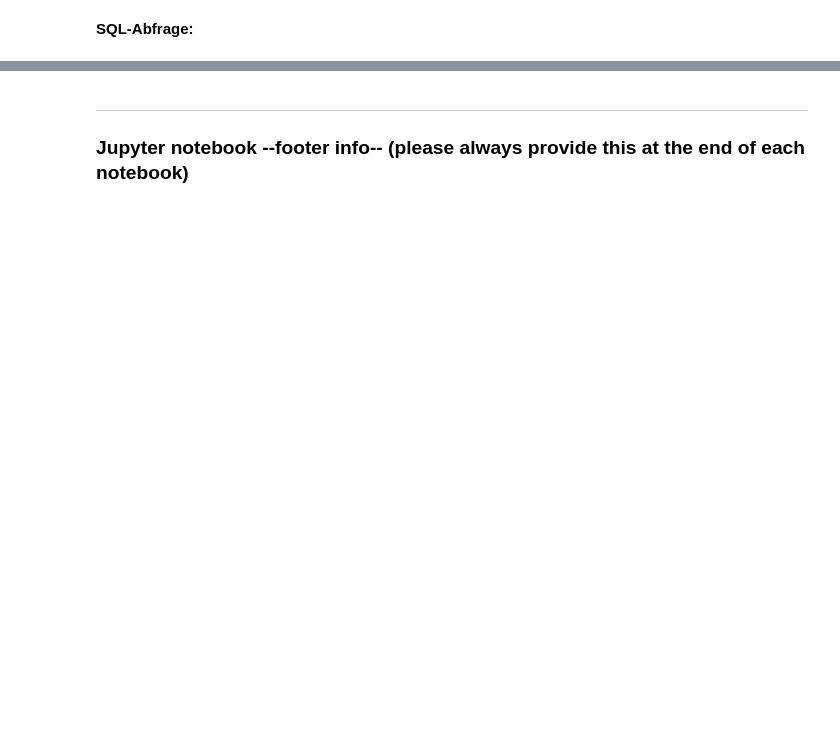
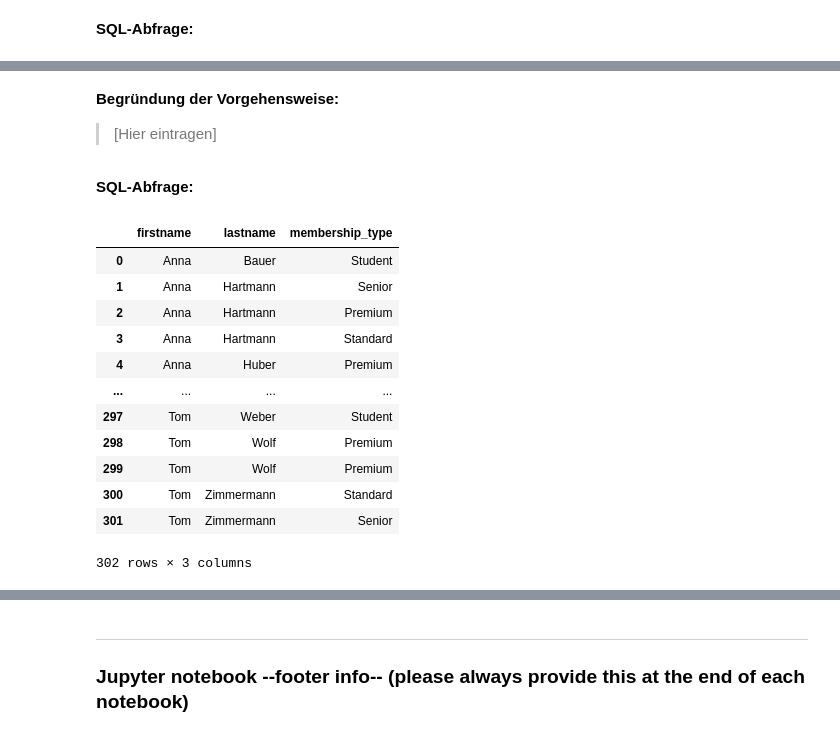
Before and after one commit to simonschmid30/DS_HS2026_LNW, a Jupyter notebook: DS_HS2026_LNW_I_Examples/AP01/AP01_Mgmt_Nutzung_Relationale_Daten.ipynb, the cells around one changed output, grey strips where cells are left out. Drawn from its saved outputs; the diff is of its cells as text; code cells hidden in the pictures; blank space fills up the shorter version.

```diff
--- a/DS_HS2026_LNW_I_Examples/AP01/AP01_Mgmt_Nutzung_Relationale_Daten.ipynb
+++ b/DS_HS2026_LNW_I_Examples/AP01/AP01_Mgmt_Nutzung_Relationale_Daten.ipynb
@@ -320,0 +579,42 @@ df_C3
+# %% [markdown]
+**Begründung der Vorgehensweise:**
+
+> [Hier eintragen]
+# %% [markdown]
+**SQL-Abfrage:**
+# %%
+engine = create_engine(db_connection_url)
+
+df_C6 = pd.read_sql_query("""
+SELECT
+    c.firstname,
+    c.lastname,
+    c.membership_type
+FROM customers c
+JOIN tickets t
+    ON t.customerid = c.customerid
+GROUP BY
+    c.customerid,
+    c.firstname,
+    c.lastname,
+    c.membership_type
+HAVING MIN(t.paid_price) >= 12
+ORDER BY c.firstname, c.lastname;
+""", con=engine)
+
+engine.dispose()
+df_C6
+# %% [output]
+|  | firstname | lastname | membership_type |
+| 0 | Anna | Bauer | Student |
+| 1 | Anna | Hartmann | Senior |
+| 2 | Anna | Hartmann | Premium |
+| 3 | Anna | Hartmann | Standard |
+| 4 | Anna | Huber | Premium |
+| ... | ... | ... | ... |
+| 297 | Tom | Weber | Student |
+| 298 | Tom | Wolf | Premium |
+| 299 | Tom | Wolf | Premium |
+| 300 | Tom | Zimmermann | Standard |
+| 301 | Tom | Zimmermann | Senior |
+302 rows × 3 columns
```
Also changed, not shown: parts of 44 cells of this notebook, 1 other file.
